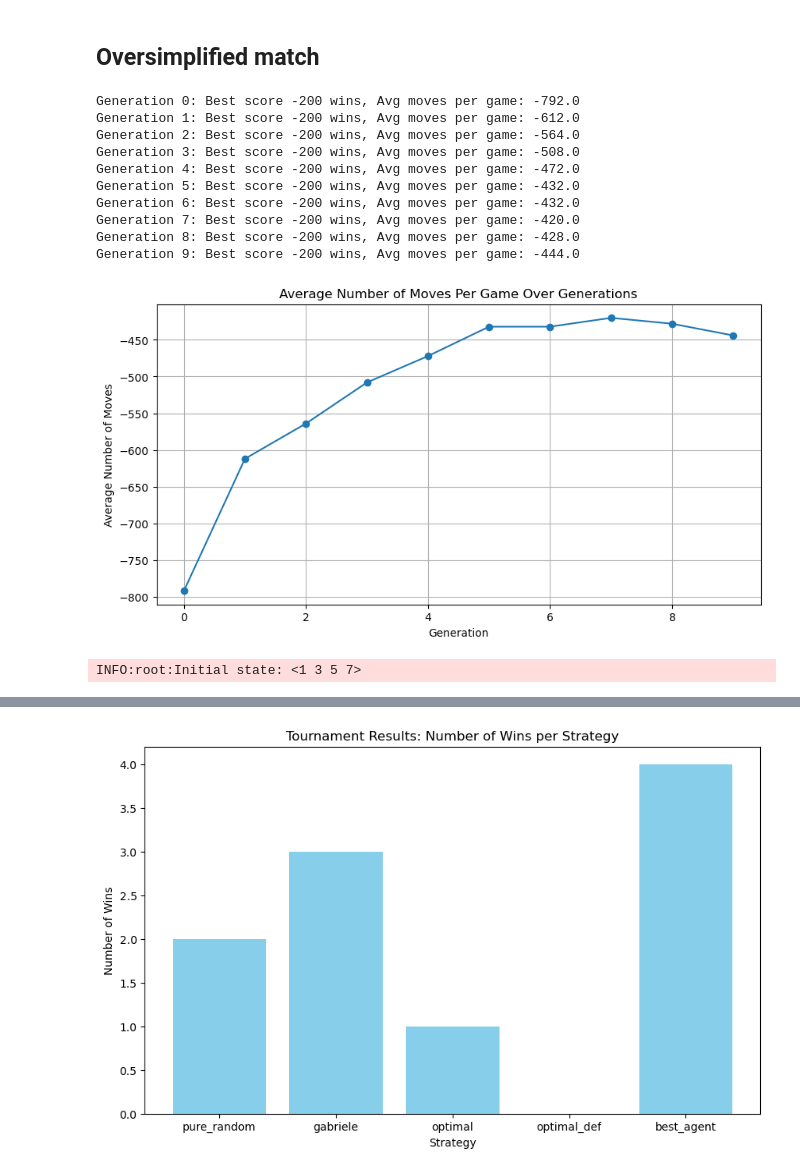
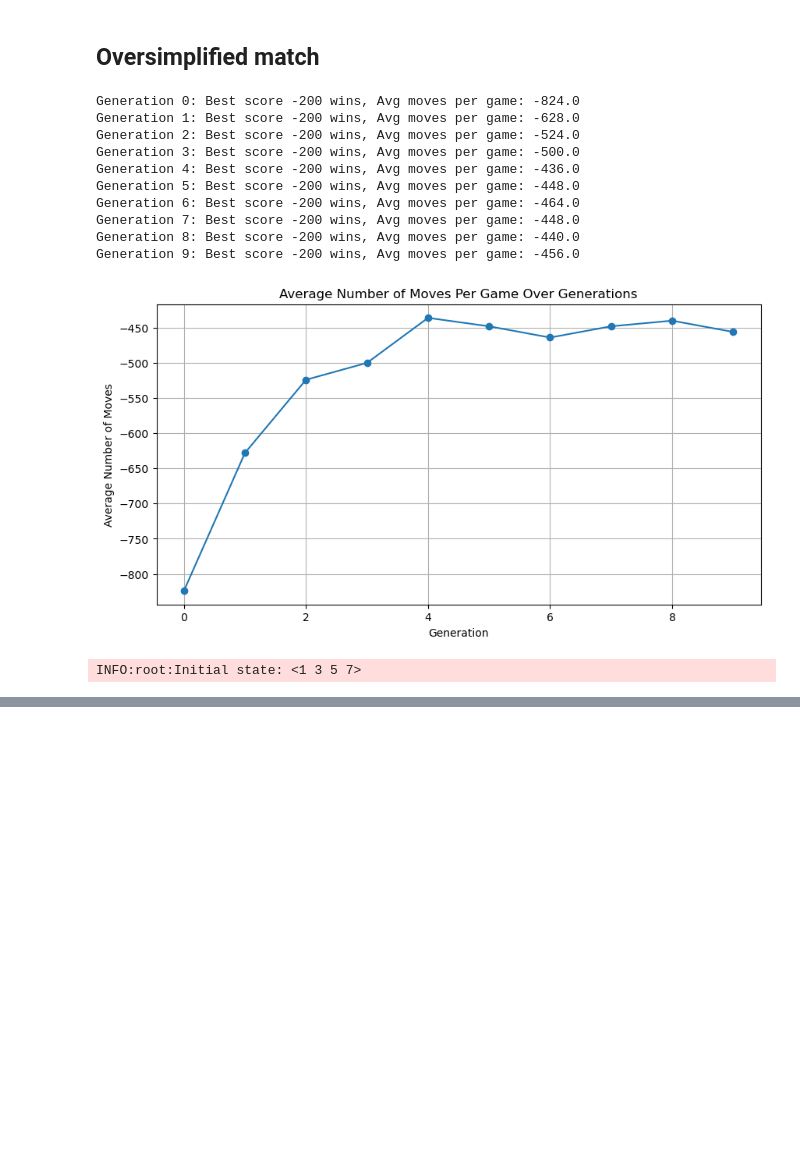
Before and after one commit to s316467/Computational-Intelligence-23-24, a Jupyter notebook: Labs/Lab2/lab2-nim.ipynb, the cells around one changed output, grey strips where cells are left out. Cells and saved outputs as stored; diff of their text form; code cells hidden in the pictures; blank space fills up the shorter version.

```diff
--- a/Labs/Lab2/lab2-nim.ipynb
+++ b/Labs/Lab2/lab2-nim.ipynb
@@ -334,89 +384,43 @@ best_agent_index = fitness_scores.index(max(fitness_scores))
 print("Best agent index: " + str(best_agent_index))
 best_agent = evolved_population[best_agent_index]
 print("Best agent: " + str(best_agent.genome))
 
 # Now let's play a game
 nim = Nim(num_rows)
 player = 0  # Let's say our expert system is player 0
 
-strategies = {
-    "pure_random": pure_random,
-    "gabriele": gabriele,
-    "optimal": optimal,
-    "optimal_def": optimal_def,
-    "best_agent": best_agent.make_move
-}
-
 logging.info(f"Initial state: {nim}")
 
 def print_nim(nim):
     print("\nCurrent game state:")
     for row, num_objects in enumerate(nim.rows):
         print("Row {}: {}".format(row, "I" * num_objects))
     print("\n")
 
 def play_game(strategy1, strategy2, num_rows):
     """Play a game of Nim between two strategies."""
     nim = Nim(num_rows)
     player = 0  # Start with player 0
     while nim:
         if player == 0:
             ply = strategy1(nim)
         else:
             ply = strategy2(nim)
         nim.nimming(ply)
         if not nim:
             return player  # Return the winning player
         player = 1 - player  # Switch player
-
-# Setup tournament with available strategies
-tournament_results = {name: 0 for name in strategies}  # Reinitialize scores
-pairs = list(itertools.combinations(strategies.keys(), 2))  # List of all unique pairs of strategies
-
-print("Tournament Setup:")
-for pair in pairs:
-    print(f"{pair[0]} vs {pair[1]}")
-
-# Play matches and display individual match results
-print("\nIndividual Match Results:")
-for strategy1_name, strategy2_name in pairs:
-    winner = play_game(strategies[strategy1_name], strategies[strategy2_name], num_rows)
-    winning_strategy = strategy1_name if winner == 0 else strategy2_name
-    tournament_results[winning_strategy] += 1
-    print(f"Match: {strategy1_name} vs {strategy2_name} - Winner: {winning_strategy}")
-
-# Overall Tournament Standings
-print("\nOverall Tournament Standings:")
-for strategy, wins in tournament_results.items():
-    print(f"{strategy}: {wins} wins")
-
-
-# Extracting strategy names and their respective win counts
-strategies = list(tournament_results.keys())
-wins = [tournament_results[strategy] for strategy in strategies]
-
-# Creating a bar graph
-plt.figure(figsize=(10, 6))
-plt.bar(strategies, wins, color='skyblue')
-
-# Adding titles and labels
-plt.title('Tournament Results: Number of Wins per Strategy')
-plt.xlabel('Strategy')
-plt.ylabel('Number of Wins')
-
-# Displaying the plot
-plt.show()
 # %% [output]
-Generation 0: Best score -200 wins, Avg moves per game: -792.0
-Generation 1: Best score -200 wins, Avg moves per game: -612.0
-Generation 2: Best score -200 wins, Avg moves per game: -564.0
-Generation 3: Best score -200 wins, Avg moves per game: -508.0
-Generation 4: Best score -200 wins, Avg moves per game: -472.0
-Generation 5: Best score -200 wins, Avg moves per game: -432.0
-Generation 6: Best score -200 wins, Avg moves per game: -432.0
-Generation 7: Best score -200 wins, Avg moves per game: -420.0
-Generation 8: Best score -200 wins, Avg moves per game: -428.0
-Generation 9: Best score -200 wins, Avg moves per game: -444.0
+Generation 0: Best score -200 wins, Avg moves per game: -824.0
+Generation 1: Best score -200 wins, Avg moves per game: -628.0
+Generation 2: Best score -200 wins, Avg moves per game: -524.0
+Generation 3: Best score -200 wins, Avg moves per game: -500.0
+Generation 4: Best score -200 wins, Avg moves per game: -436.0
+Generation 5: Best score -200 wins, Avg moves per game: -448.0
+Generation 6: Best score -200 wins, Avg moves per game: -464.0
+Generation 7: Best score -200 wins, Avg moves per game: -448.0
+Generation 8: Best score -200 wins, Avg moves per game: -440.0
+Generation 9: Best score -200 wins, Avg moves per game: -456.0
-[figure, old version]
+[figure, new version]
 INFO:root:Initial state: <1 3 5 7>
 Best agent index: 0
@@ -439 +427,0 @@ best_agent: 4 wins
-[figure, removed]
```
Also changed, not shown: parts of 7 cells of this notebook.
